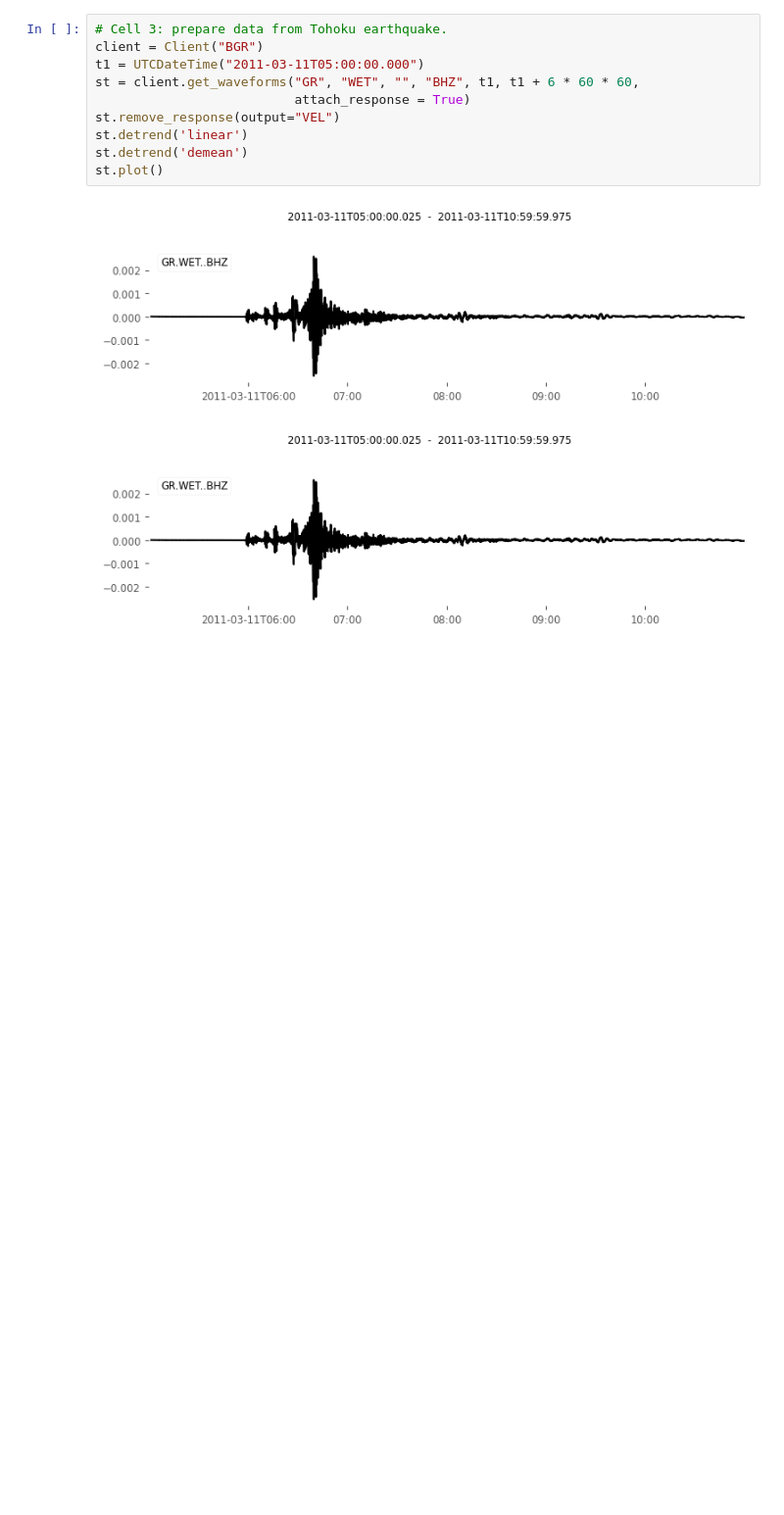
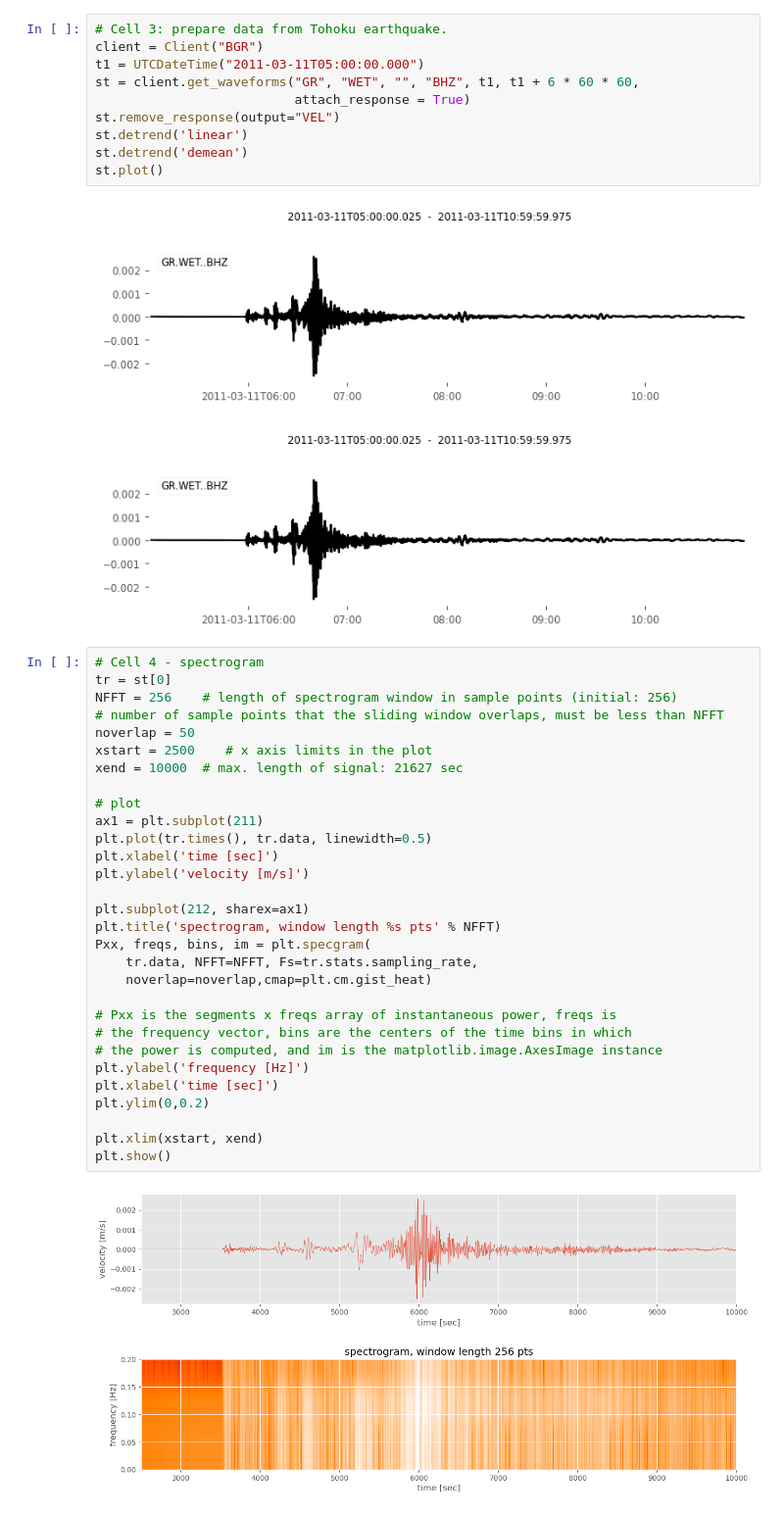
Before and after one commit to gaiazanella/gaia_scripts, a Jupyter notebook: cours_computational_seismology/spectral_analysis+preprocessing.ipynb, the cells around one changed output. Shown at 98% size. Saved outputs shown, nothing was run; the diff lists cells and outputs as text; blank space fills up the shorter version.

```diff
--- a/cours_computational_seismology/spectral_analysis+preprocessing.ipynb
+++ b/cours_computational_seismology/spectral_analysis+preprocessing.ipynb
@@ -107,3 +107,35 @@ st.plot()
 # %% [output]
 [figure]
 [figure]
+# %%
+# Cell 4 - spectrogram
+tr = st[0]
+NFFT = 256    # length of spectrogram window in sample points (initial: 256)
+# number of sample points that the sliding window overlaps, must be less than NFFT
+noverlap = 50
+xstart = 2500    # x axis limits in the plot
+xend = 10000  # max. length of signal: 21627 sec
+
+# plot
+ax1 = plt.subplot(211)
+plt.plot(tr.times(), tr.data, linewidth=0.5)
+plt.xlabel('time [sec]')
+plt.ylabel('velocity [m/s]')
+
+plt.subplot(212, sharex=ax1)
+plt.title('spectrogram, window length %s pts' % NFFT)
+Pxx, freqs, bins, im = plt.specgram(
+    tr.data, NFFT=NFFT, Fs=tr.stats.sampling_rate,
+    noverlap=noverlap,cmap=plt.cm.gist_heat)
+
+# Pxx is the segments x freqs array of instantaneous power, freqs is
+# the frequency vector, bins are the centers of the time bins in which
+# the power is computed, and im is the matplotlib.image.AxesImage instance
+plt.ylabel('frequency [Hz]')
+plt.xlabel('time [sec]')
+plt.ylim(0,0.2)
+
+plt.xlim(xstart, xend)
+plt.show()
+# %% [output]
+[figure, added]
```
Also changed, not shown: parts of 5 cells of this notebook.
